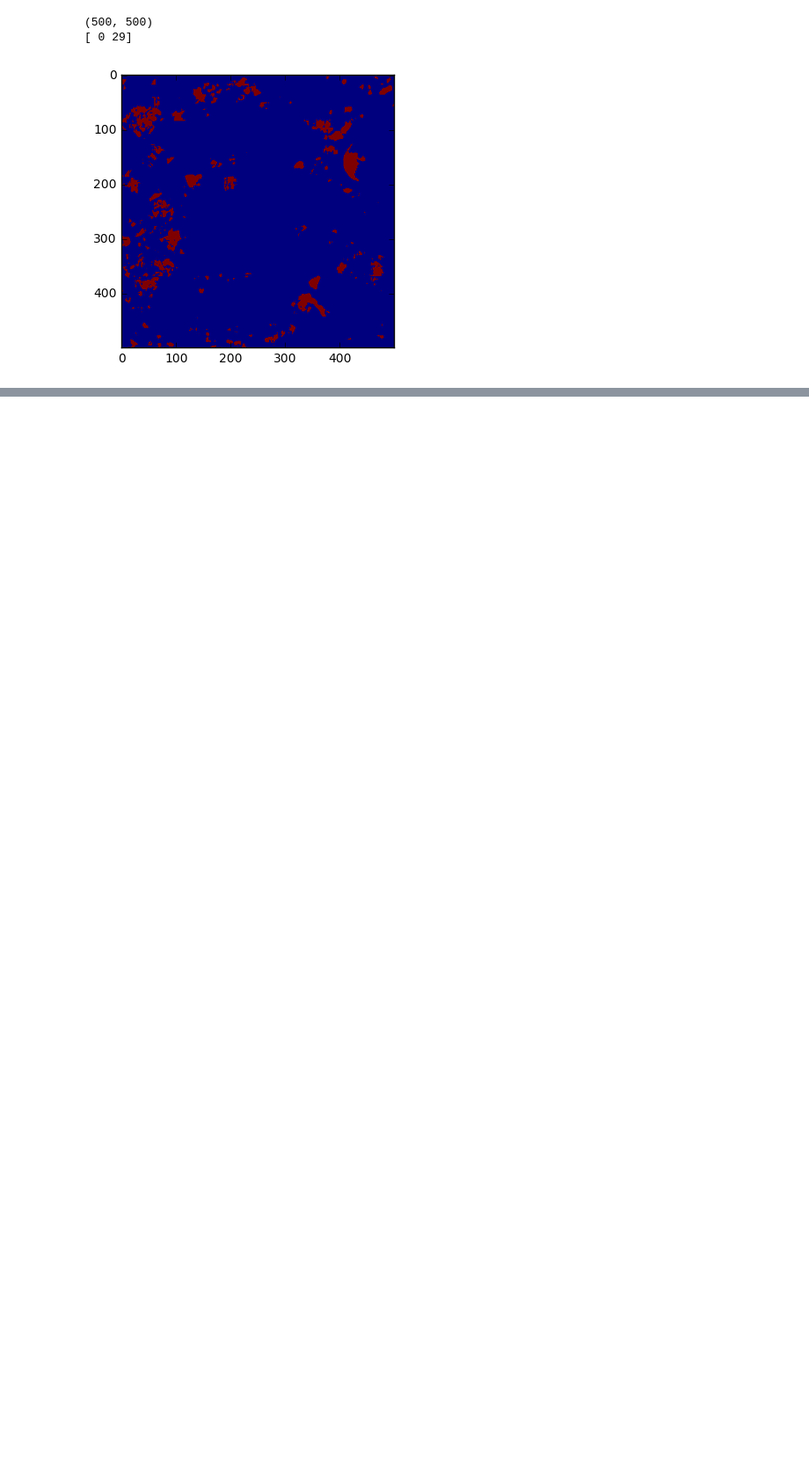
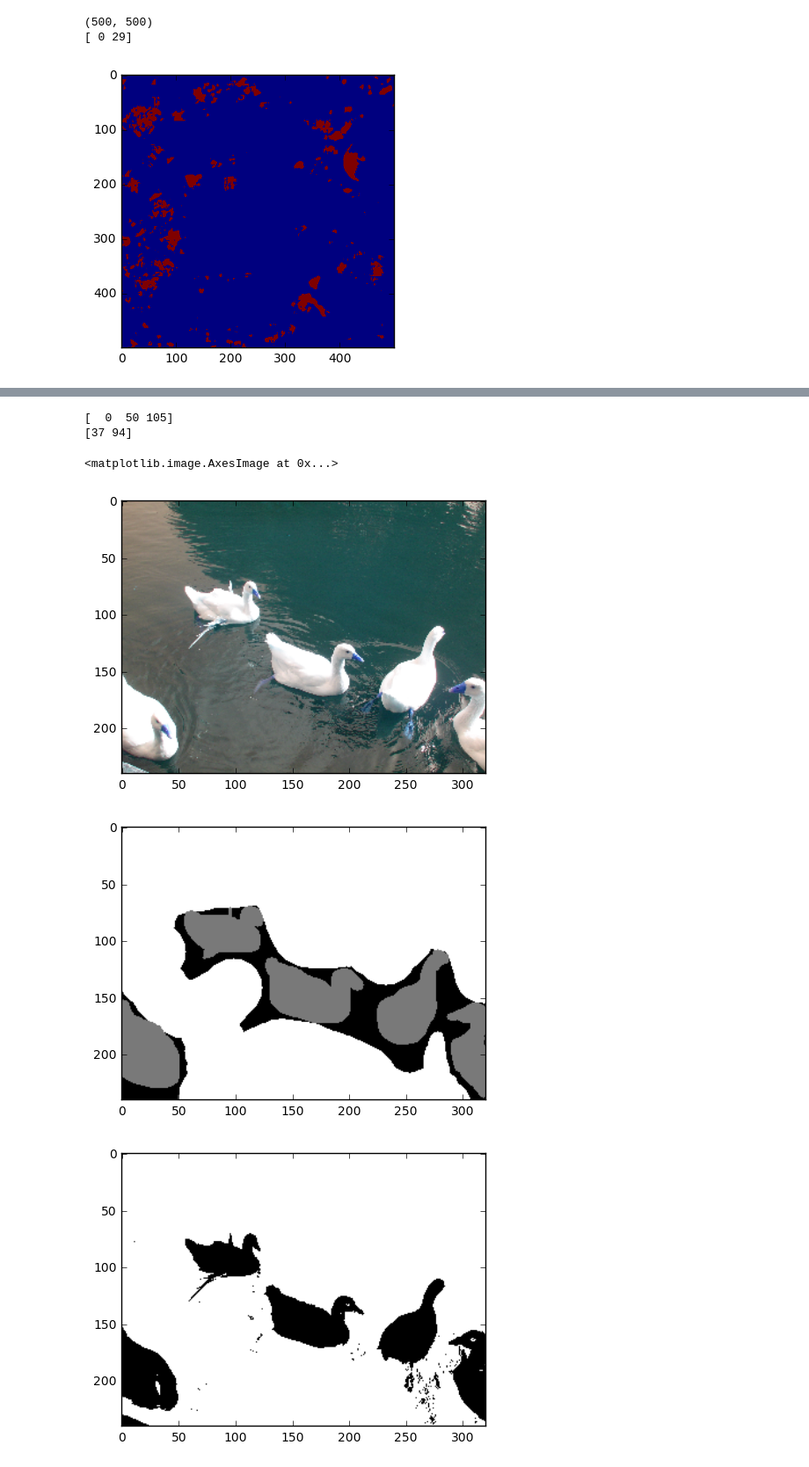
Before and after one commit to crowd-ai/post-processing-experiments, a Jupyter notebook: viewImages.ipynb, the cells around one changed output, grey strips where cells are left out. Shown at 88% size. Cells and saved outputs as stored; diff of their text form; code cells hidden in the pictures; blank space fills up the shorter version.

```diff
--- a/viewImages.ipynb
+++ b/viewImages.ipynb
@@ -50,0 +57,18 @@ plt.imshow(cv2.imread('output.png'))
+# %%
+plt.figure()
+plt.imshow(cv2.imread('examples/im1.png'))
+plt.figure()
+anno = cv2.imread('examples/anno1.png',0)
+print np.unique(anno)
+plt.imshow(anno, cmap='gray')
+plt.figure()
+im = cv2.imread('out1.png',0)
+print np.unique(im)
+plt.imshow(im,cmap='gray')
+# %% [output]
+[  0  50 105]
+[37 94]
+<matplotlib.image.AxesImage at 0x...>
+[figure, added]
+[figure, added]
+[figure, added]
```
Also changed, not shown: parts of 2 cells of this notebook, 2 other files.
